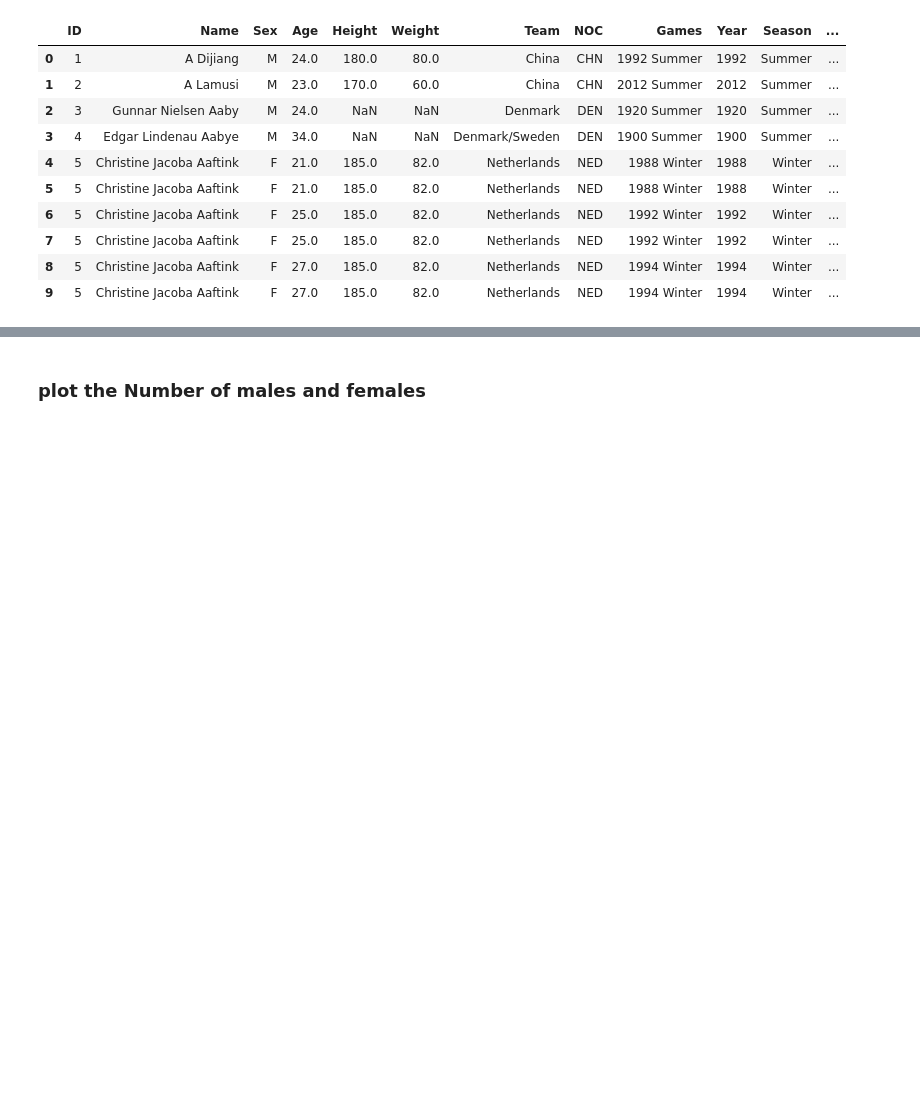
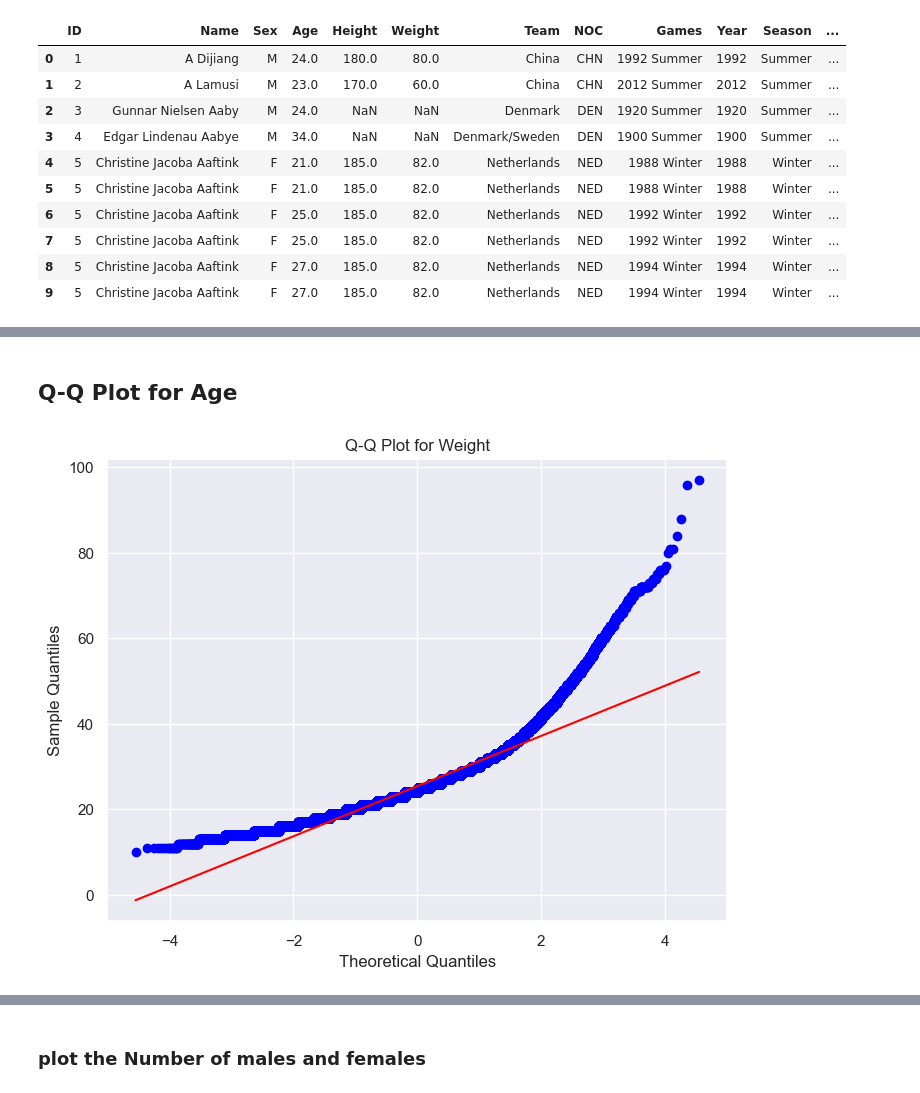
Before and after one commit to BassamSaleh99/Olympic-EDA, a Jupyter notebook: Olympic-EDA.ipynb, the cells around one changed output, grey strips where cells are left out. Cells and saved outputs as stored; diff of their text form; code cells hidden in the pictures; blank space fills up the shorter version.

```diff
--- a/Olympic-EDA.ipynb
+++ b/Olympic-EDA.ipynb
@@ -55,0 +146,12 @@ dtype: int64
+# %% [markdown]
+## Q-Q Plot for Age
+# %%
+plt.figure(figsize=(8, 6))
+stats.probplot(df['Age'].dropna(), dist="norm", plot=plt)
+plt.title('Q-Q Plot for Weight')
+plt.xlabel('Theoretical Quantiles')
+plt.ylabel('Sample Quantiles')
+plt.grid(True)
+plt.show()
+# %% [output]
+[figure, added]
```
Also changed, not shown: parts of 22 cells of this notebook.
